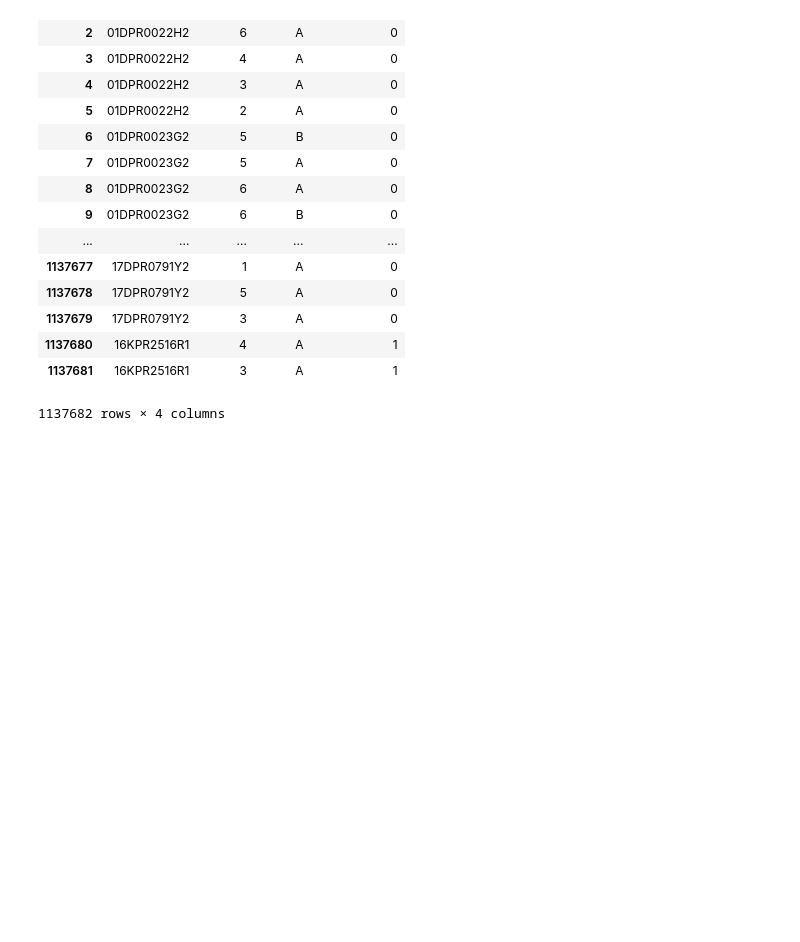
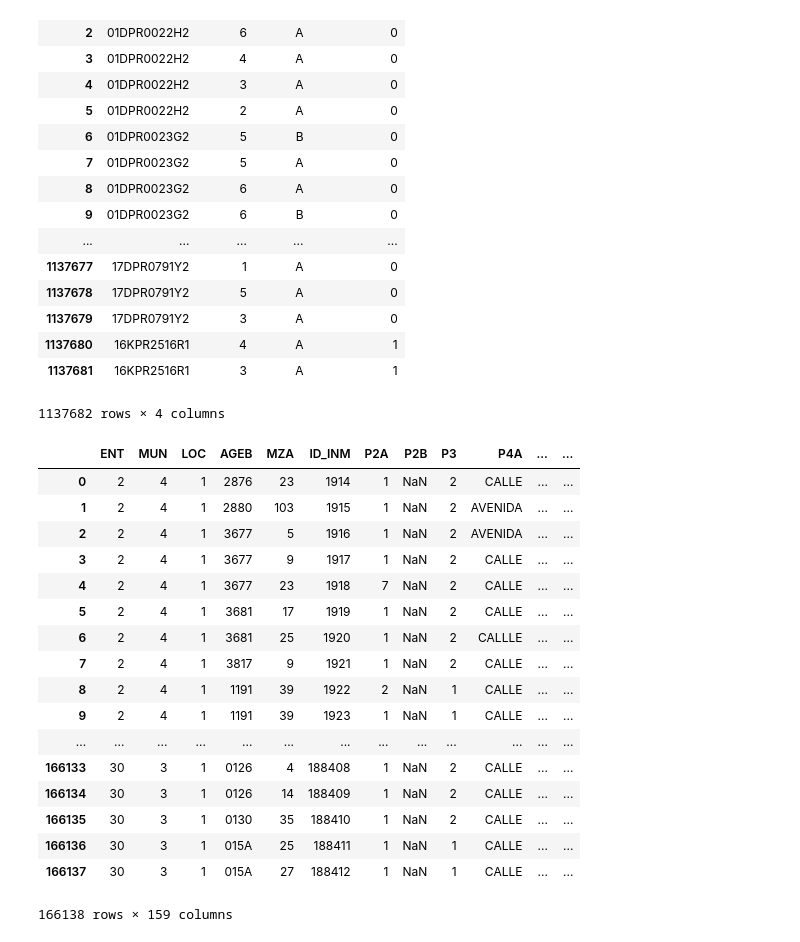
Before and after one commit to pablocastelo/mexprimero, a Jupyter notebook: load_data.ipynb, the cells around one changed output. Drawn from its saved outputs; the diff is of its cells as text; code cells hidden in the pictures; blank space fills up the shorter version.

```diff
--- a/load_data.ipynb
+++ b/load_data.ipynb
@@ -123,0 +118,21 @@ pd.read_csv("/Volumes/PCT/CEMABE/Centros_trabajo_X/TR_EXP_REL_GRADOS_GRUPOS_CT.t
+# %%
+pd.read_csv("/Volumes/PCT/CEMABE/Inmueble/TR_EXP_CUES_INMUEBLE.txt", header=0, sep='|', encoding='latin-1')
+# %% [output]
+|  | ENT | MUN | LOC | AGEB | MZA | ID_INM | P2A | P2B | P3 | P4A | ... | ... |
+| 0 | 2 | 4 | 1 | 2876 | 23 | 1914 | 1 | NaN | 2 | CALLE | ... | ... |
+| 1 | 2 | 4 | 1 | 2880 | 103 | 1915 | 1 | NaN | 2 | AVENIDA | ... | ... |
+| 2 | 2 | 4 | 1 | 3677 | 5 | 1916 | 1 | NaN | 2 | AVENIDA | ... | ... |
+| 3 | 2 | 4 | 1 | 3677 | 9 | 1917 | 1 | NaN | 2 | CALLE | ... | ... |
+| 4 | 2 | 4 | 1 | 3677 | 23 | 1918 | 7 | NaN | 2 | CALLE | ... | ... |
+| 5 | 2 | 4 | 1 | 3681 | 17 | 1919 | 1 | NaN | 2 | CALLE | ... | ... |
+| 6 | 2 | 4 | 1 | 3681 | 25 | 1920 | 1 | NaN | 2 | CALLLE | ... | ... |
+| 7 | 2 | 4 | 1 | 3817 | 9 | 1921 | 1 | NaN | 2 | CALLE | ... | ... |
+| 8 | 2 | 4 | 1 | 1191 | 39 | 1922 | 2 | NaN | 1 | CALLE | ... | ... |
+| 9 | 2 | 4 | 1 | 1191 | 39 | 1923 | 1 | NaN | 1 | CALLE | ... | ... |
+| ... | ... | ... | ... | ... | ... | ... | ... | ... | ... | ... | ... | ... |
+| 166133 | 30 | 3 | 1 | 0126 | 4 | 188408 | 1 | NaN | 2 | CALLE | ... | ... |
+| 166134 | 30 | 3 | 1 | 0126 | 14 | 188409 | 1 | NaN | 2 | CALLE | ... | ... |
+| 166135 | 30 | 3 | 1 | 0130 | 35 | 188410 | 1 | NaN | 2 | CALLE | ... | ... |
+| 166136 | 30 | 3 | 1 | 015A | 25 | 188411 | 1 | NaN | 1 | CALLE | ... | ... |
+| 166137 | 30 | 3 | 1 | 015A | 27 | 188412 | 1 | NaN | 1 | CALLE | ... | ... |
+166138 rows × 159 columns
```
Also changed, not shown: parts of 4 cells of this notebook.
